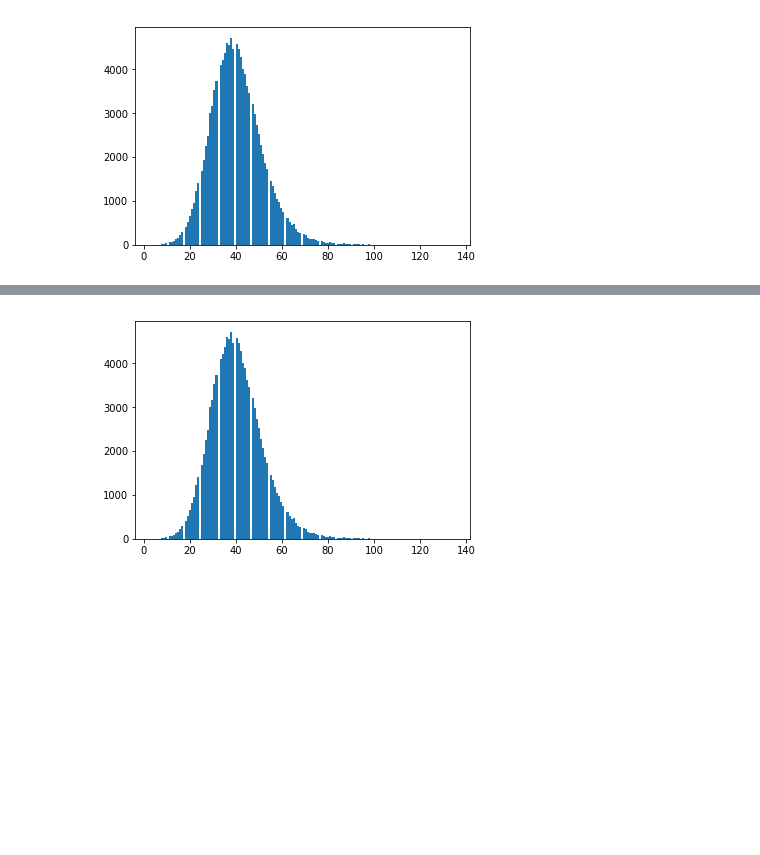
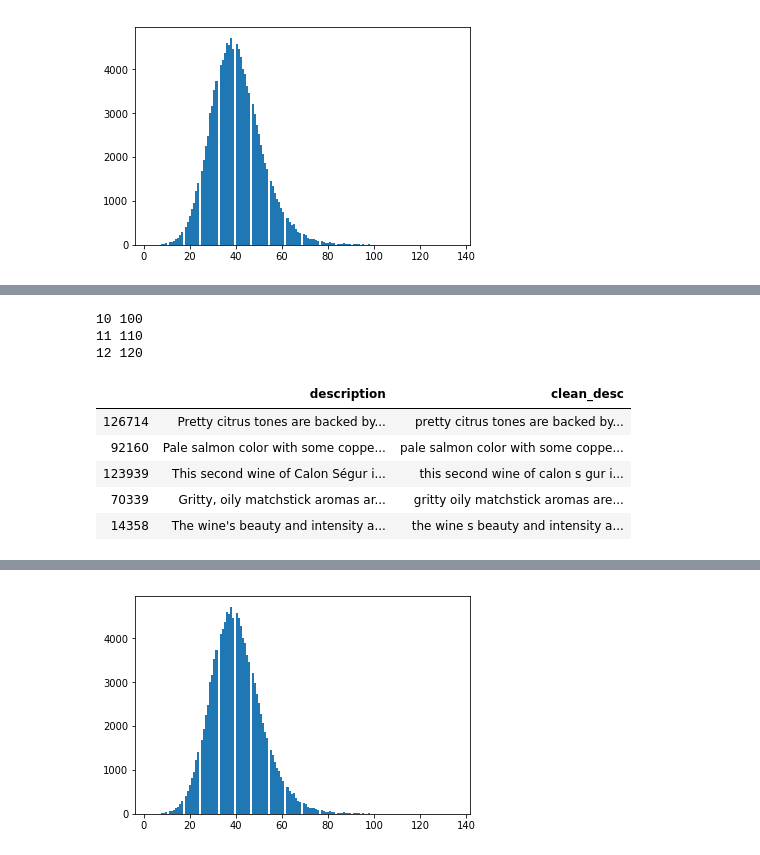
Before and after one commit to YufenLin/personal_sommelier, a Jupyter notebook: notebooks/personal_sommelier.ipynb, the cells around one changed output, grey strips where cells are left out. Cells and saved outputs as stored; diff of their text form; code cells hidden in the pictures; blank space fills up the shorter version.

```diff
--- a/notebooks/personal_sommelier.ipynb
+++ b/notebooks/personal_sommelier.ipynb
@@ -264,0 +273,35 @@ wine_df[wine_df["word_count"]==135]
+# %%
+for index, row in df.iterrows():
+    print(row['c1'], row['c2'])
+# %% [output]
+10 100
+11 110
+12 120
+# %%
+#loops through descriptions and cleans them
+clean_desc = []
+for index, row in wine_sample.iterrows():
+    desc = row['description'].lower()
+
+    #remove punctuation
+    desc = re.sub('[^a-zA-Z]', ' ', desc)
+
+    #remove tags
+    desc = re.sub("&lt;/?.*?&gt;"," &lt;&gt; ",desc)
+
+    #remove digits and special chars
+    desc = re.sub("(\\d|\\W)+"," ",desc)
+
+    clean_desc.append(desc)
+#assign the cleaned descriptions to the data frame
+wine_sample['clean_desc'] = clean_desc
+# type(clean_desc)
+# %%
+wine_sample[['description','clean_desc']].head()
+# %% [output]
+|  | description | clean_desc |
+| 126714 | Pretty citrus tones are backed by... | pretty citrus tones are backed by... |
+| 92160 | Pale salmon color with some coppe... | pale salmon color with some coppe... |
+| 123939 | This second wine of Calon Ségur i... | this second wine of calon s gur i... |
+| 70339 | Gritty, oily matchstick aromas ar... | gritty oily matchstick aromas are... |
+| 14358 | The wine's beauty and intensity a... | the wine s beauty and intensity a... |
```
Also changed, not shown: parts of 19 cells of this notebook.
